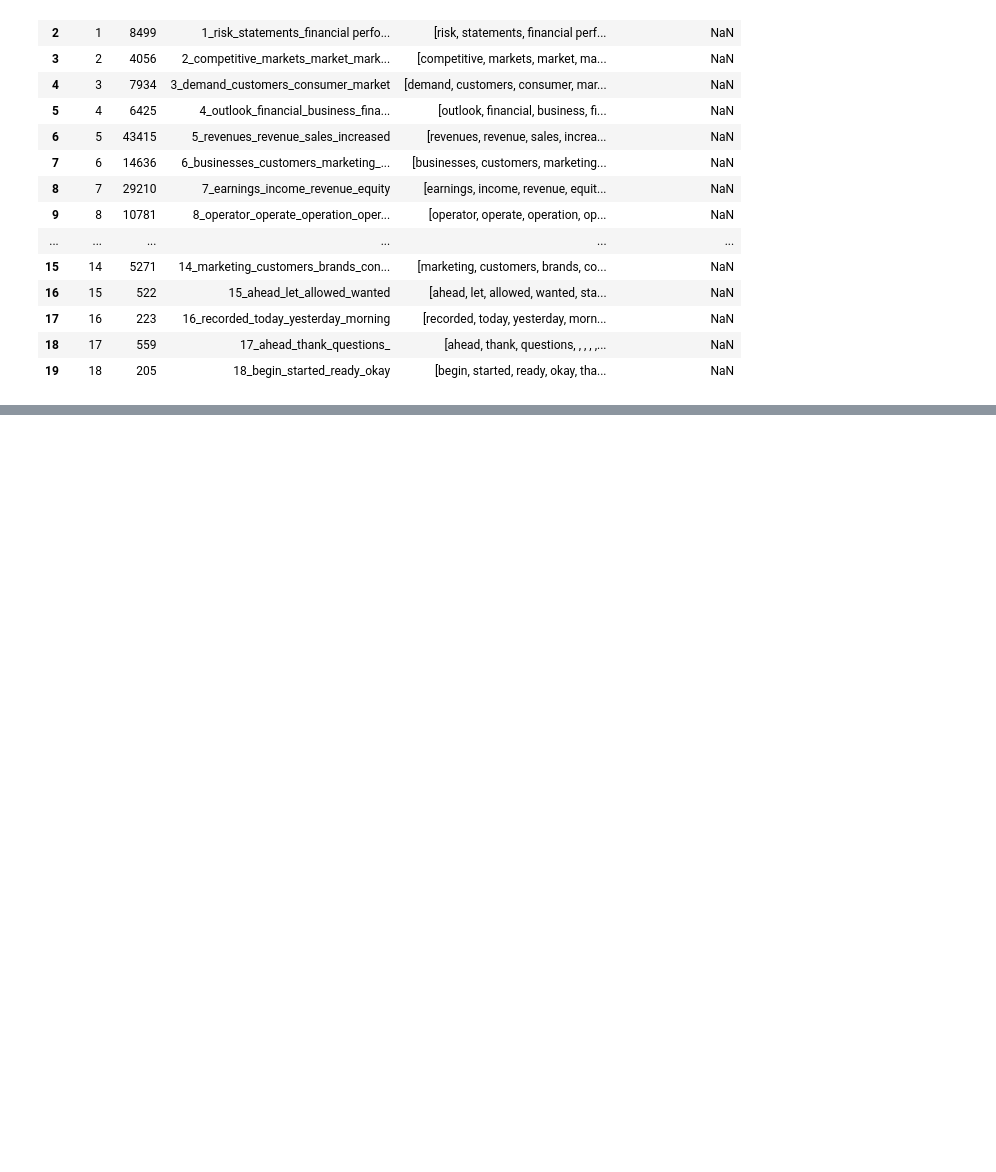
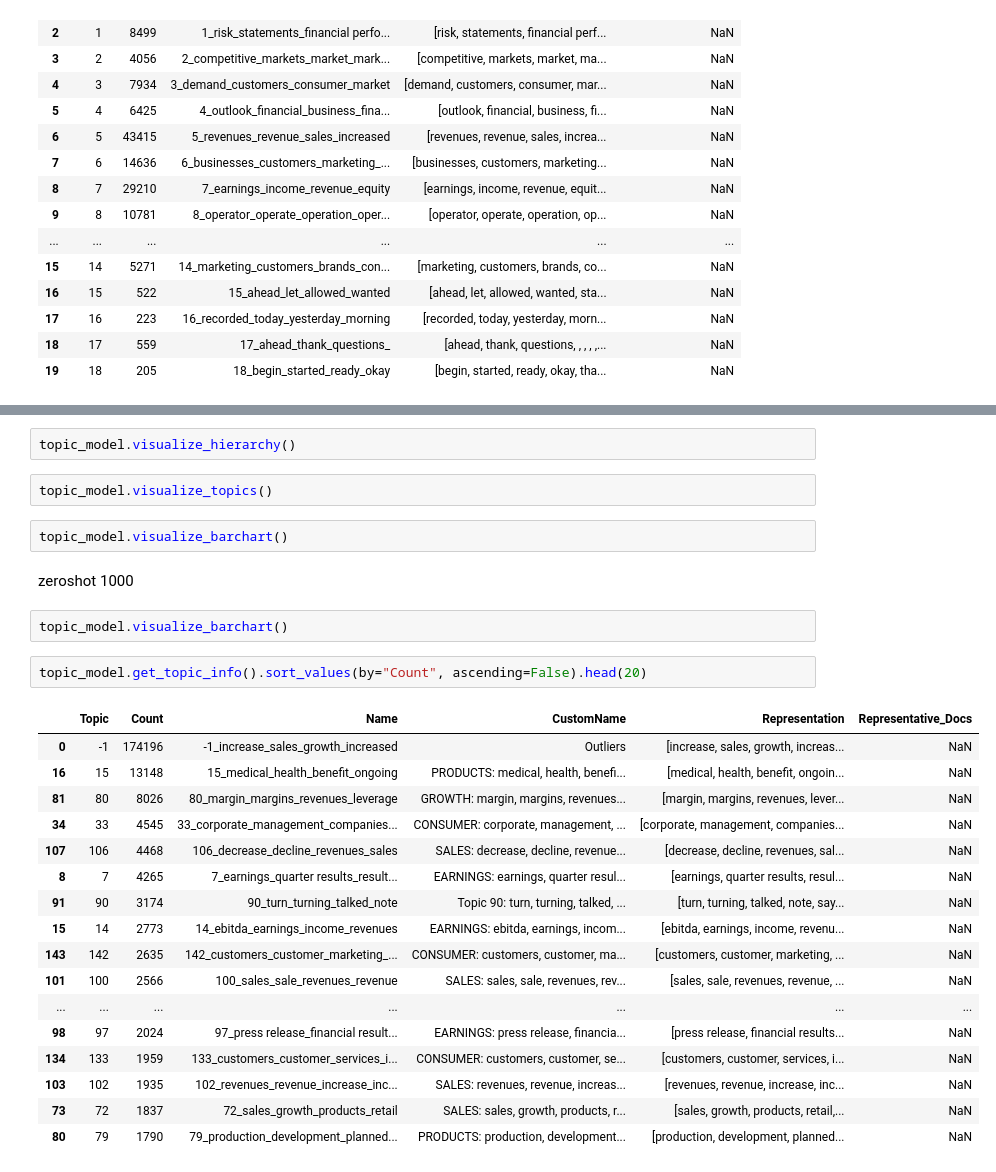
Before and after one commit to Restillence/bertopic_ecc, a Jupyter notebook: exploration/zeroshot_exploration2.ipynb, the cells around one changed output, grey strips where cells are left out. Saved outputs shown, nothing was run; the diff lists cells and outputs as text; blank space fills up the shorter version.

```diff
--- a/exploration/zeroshot_exploration2.ipynb
+++ b/exploration/zeroshot_exploration2.ipynb
@@ -144,0 +167,30 @@ topic_model.get_topic_info().head(20)
+# %%
+topic_model.visualize_hierarchy()
+# %%
+topic_model.visualize_topics()
+# %%
+topic_model.visualize_barchart()
+# %% [markdown]
+zeroshot 1000
+# %%
+topic_model.visualize_barchart()
+# %%
+topic_model.get_topic_info().sort_values(by="Count", ascending=False).head(20)
+# %% [output]
+|  | Topic | Count | Name | CustomName | Representation | Representative_Docs |
+| 0 | -1 | 174196 | -1_increase_sales_growth_increased | Outliers | [increase, sales, growth, increas... | NaN |
+| 16 | 15 | 13148 | 15_medical_health_benefit_ongoing | PRODUCTS: medical, health, benefi... | [medical, health, benefit, ongoin... | NaN |
+| 81 | 80 | 8026 | 80_margin_margins_revenues_leverage | GROWTH: margin, margins, revenues... | [margin, margins, revenues, lever... | NaN |
+| 34 | 33 | 4545 | 33_corporate_management_companies... | CONSUMER: corporate, management, ... | [corporate, management, companies... | NaN |
+| 107 | 106 | 4468 | 106_decrease_decline_revenues_sales | SALES: decrease, decline, revenue... | [decrease, decline, revenues, sal... | NaN |
+| 8 | 7 | 4265 | 7_earnings_quarter results_result... | EARNINGS: earnings, quarter resul... | [earnings, quarter results, resul... | NaN |
+| 91 | 90 | 3174 | 90_turn_turning_talked_note | Topic 90: turn, turning, talked, ... | [turn, turning, talked, note, say... | NaN |
+| 15 | 14 | 2773 | 14_ebitda_earnings_income_revenues | EARNINGS: ebitda, earnings, incom... | [ebitda, earnings, income, revenu... | NaN |
+| 143 | 142 | 2635 | 142_customers_customer_marketing_... | CONSUMER: customers, customer, ma... | [customers, customer, marketing, ... | NaN |
+| 101 | 100 | 2566 | 100_sales_sale_revenues_revenue | SALES: sales, sale, revenues, rev... | [sales, sale, revenues, revenue, ... | NaN |
+| ... | ... | ... | ... | ... | ... | ... |
+| 98 | 97 | 2024 | 97_press release_financial result... | EARNINGS: press release, financia... | [press release, financial results... | NaN |
+| 134 | 133 | 1959 | 133_customers_customer_services_i... | CONSUMER: customers, customer, se... | [customers, customer, services, i... | NaN |
+| 103 | 102 | 1935 | 102_revenues_revenue_increase_inc... | SALES: revenues, revenue, increas... | [revenues, revenue, increase, inc... | NaN |
+| 73 | 72 | 1837 | 72_sales_growth_products_retail | SALES: sales, growth, products, r... | [sales, growth, products, retail,... | NaN |
+| 80 | 79 | 1790 | 79_production_development_planned... | PRODUCTS: production, development... | [production, development, planned... | NaN |
```
Also changed, not shown: parts of 34 cells of this notebook, 3 other files.
